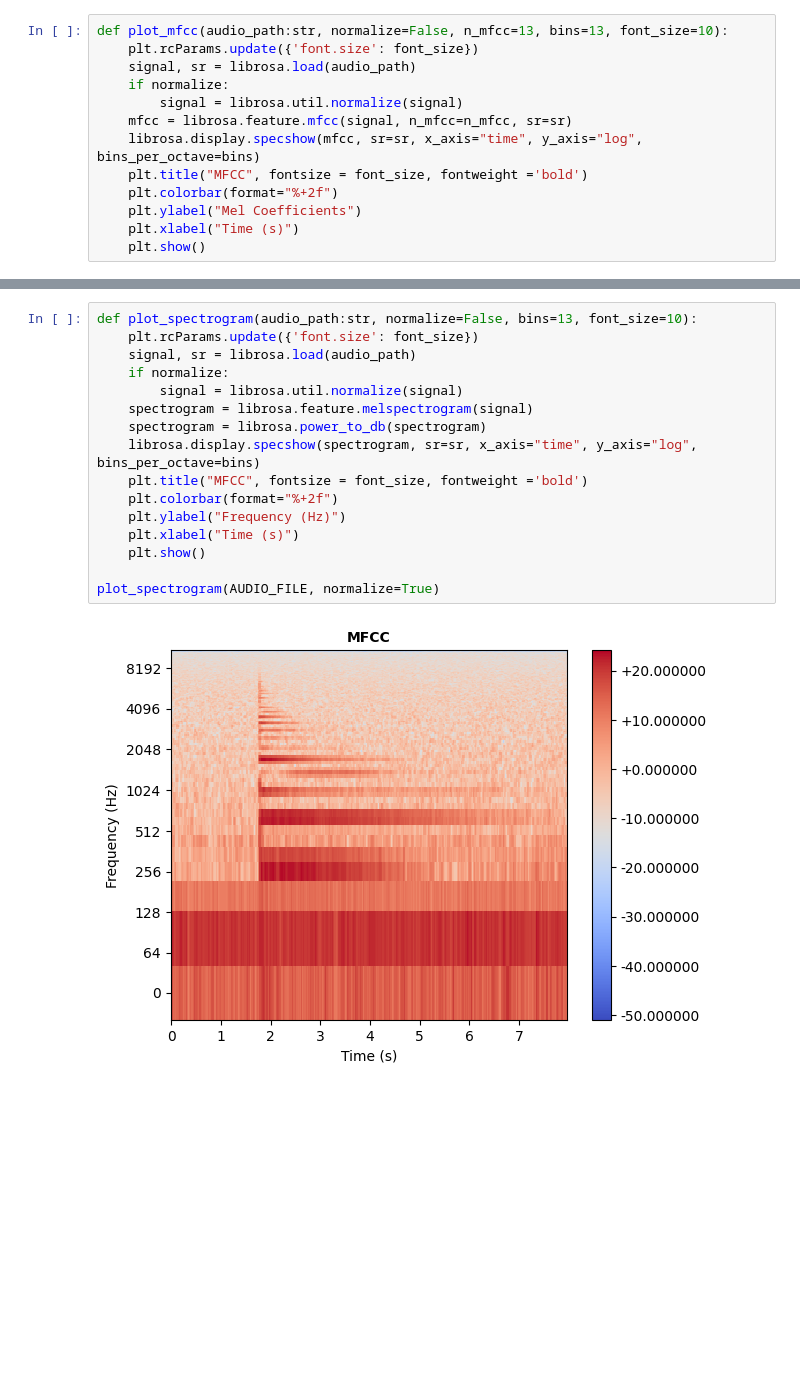
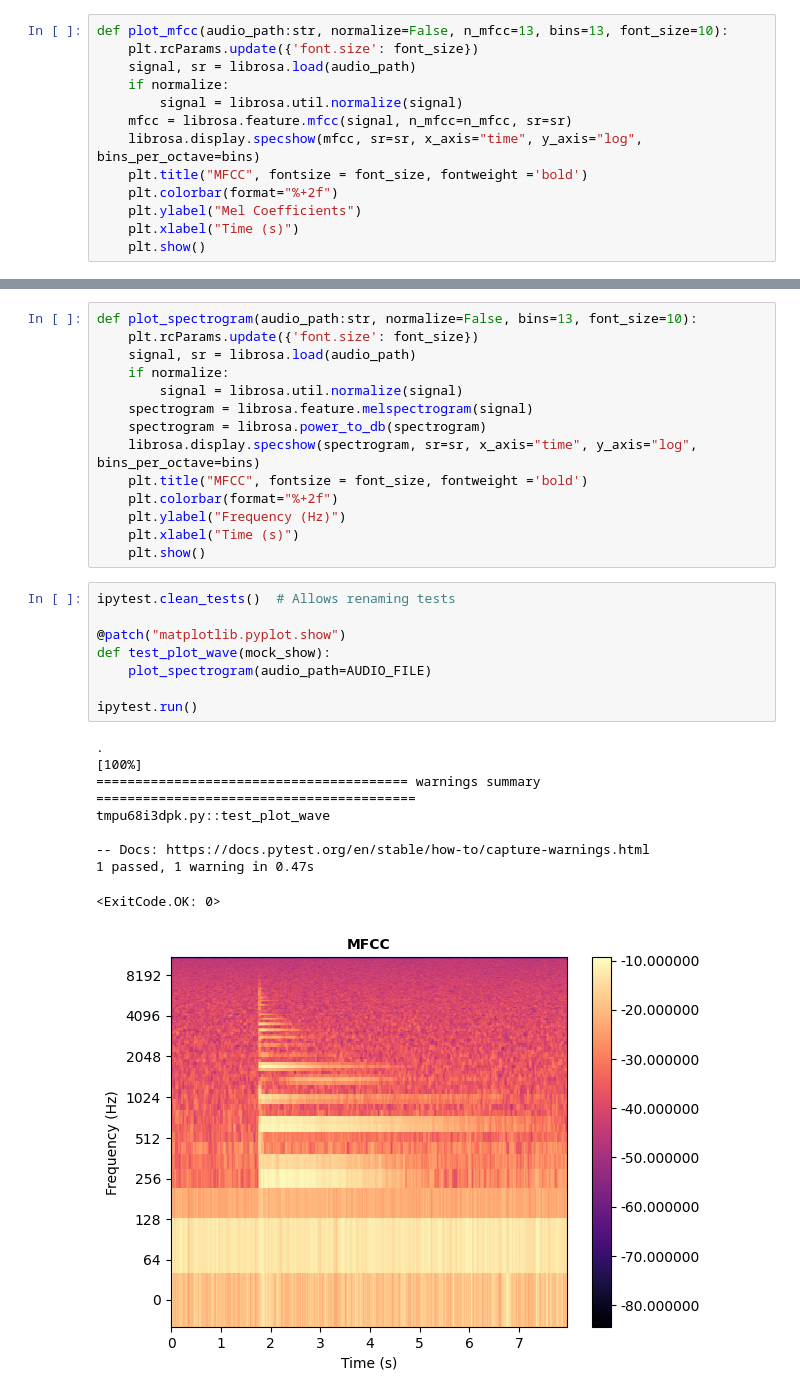
Before and after one commit to blaze21777/Automatic-Music-Transcription, a Jupyter notebook: src/LSTM/LSTM.ipynb, the cells around one changed output, grey strips where cells are left out. Cells and saved outputs as stored; diff of their text form; blank space fills up the shorter version.

```diff
--- a/src/LSTM/LSTM.ipynb
+++ b/src/LSTM/LSTM.ipynb
@@ -109,7 +109,20 @@ def plot_spectrogram(audio_path:str, normalize=False, bins=13, font_size=10):
     plt.ylabel("Frequency (Hz)")
     plt.xlabel("Time (s)")
     plt.show()
-
-plot_spectrogram(AUDIO_FILE, normalize=True)
-# %% [output]
-[figure, removed]
+# %%
+ipytest.clean_tests()  # Allows renaming tests
+
+@patch("matplotlib.pyplot.show")
+def test_plot_wave(mock_show):
+    plot_spectrogram(audio_path=AUDIO_FILE)
+
+ipytest.run()
+# %% [output]
+.                                                                                            [100%]
+======================================== warnings summary =========================================
+tmpu68i3dpk.py::test_plot_wave
+
+-- Docs: https://docs.pytest.org/en/stable/how-to/capture-warnings.html
+1 passed, 1 warning in 0.47s
+<ExitCode.OK: 0>
+[figure, added]
```
Also changed, not shown: parts of 20 cells of this notebook.
